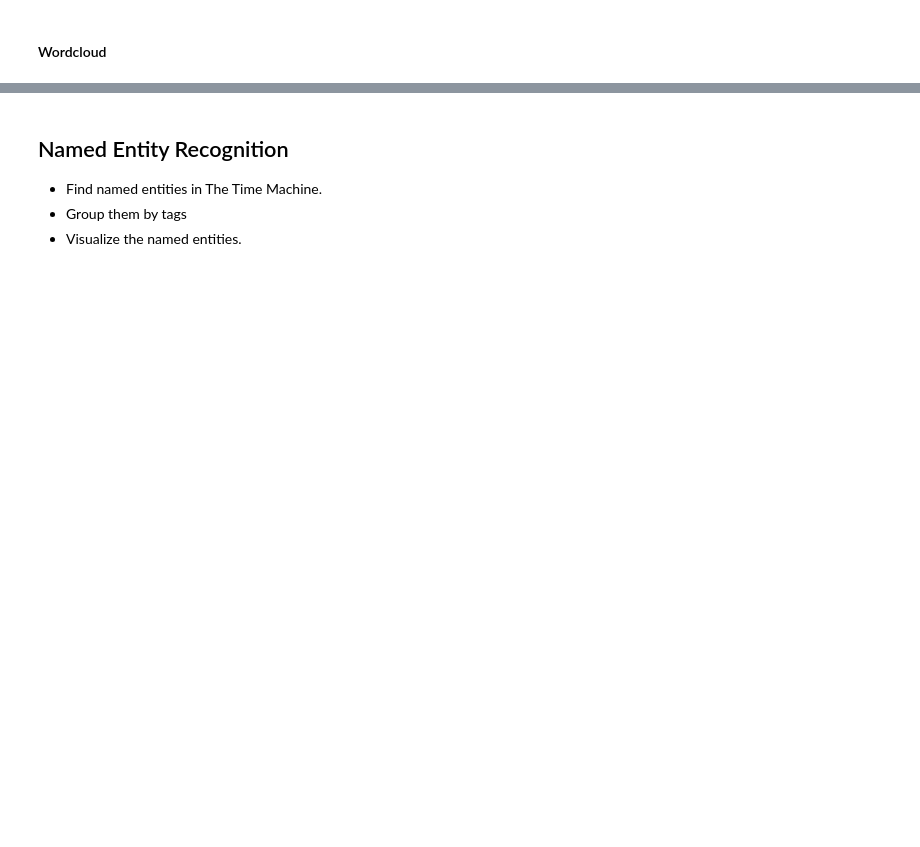
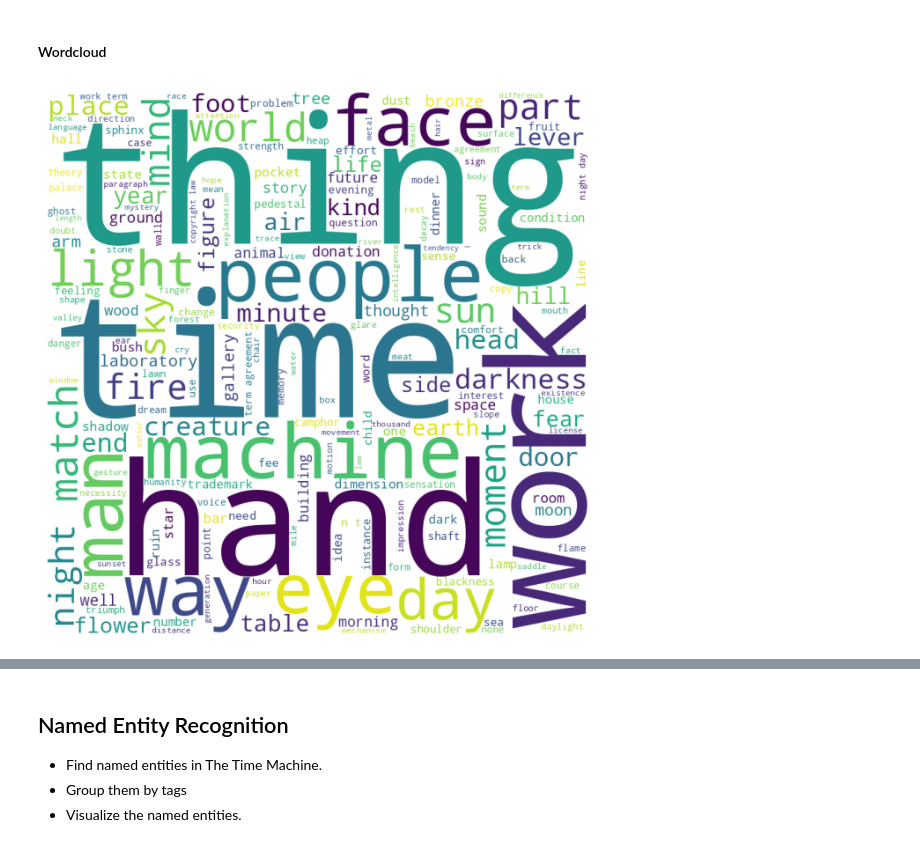
Before and after one commit to Schmiddi3110/MasterStudium, a Jupyter notebook: NLP/Vorlesung2/NLP-02-2-POS_NER.ipynb, the cells around one changed output, grey strips where cells are left out. Cells and saved outputs as stored; diff of their text form; code cells hidden in the pictures; blank space fills up the shorter version.

```diff
--- a/NLP/Vorlesung2/NLP-02-2-POS_NER.ipynb
+++ b/NLP/Vorlesung2/NLP-02-2-POS_NER.ipynb
@@ -22,5 +33,6 @@ References
 # %%
-import spacy
-nlp = spacy.load("en_core_web_sm")
-
-#TODO
+#lemmatize
+lemmatize_doc = nlp(" ".join(text_noStopWord))
+lemmatized = []
+for token in lemmatize_doc:
+    lemmatized.append(token.lemma_)
@@ -28,0 +39,6 @@ nlp = spacy.load("en_core_web_sm")
+# %%
+#POS tagging
+about_doc = nlp(" ".join(text_noStopWord))
+pos = []
+for token in about_doc:
+    pos.append(token.pos_)
@@ -28,0 +53,4 @@ nlp = spacy.load("en_core_web_sm")
+# %%
+pos_lemmatized = []
+for i in range(len(lemmatized)):
+    pos_lemmatized.append([pos[i], lemmatized[i]])
@@ -29,9 +77,23 @@ nlp = spacy.load("en_core_web_sm")
 # %% [markdown]
 #### Wordcloud
 # %%
-from wordcloud import WordCloud
+from wordcloud import WordCloud, STOPWORDS
 import matplotlib.pyplot as plt
 
+noun_word_list = []
+for i in range(len(pos_lemmatized)):
+    if pos_lemmatized[i][0] == 'NOUN':
+        noun_word_list.append(pos_lemmatized[i][1])
 
-#TODO
+wordcloud_words = ""
+wordcloud_words += " ".join(noun_word_list)+ " "
+wordcloud = WordCloud(width = 800, height = 800, background_color= 'white', stopwords = STOPWORDS, min_font_size = 10).generate(wordcloud_words)
+
+plt.figure(figsize=(8,8), facecolor = None)
+plt.imshow(wordcloud)
+plt.axis("off")
+
+plt.show()
+# %% [output]
+[figure, added]
 # %%
```
Also changed, not shown: parts of 11 cells of this notebook.
